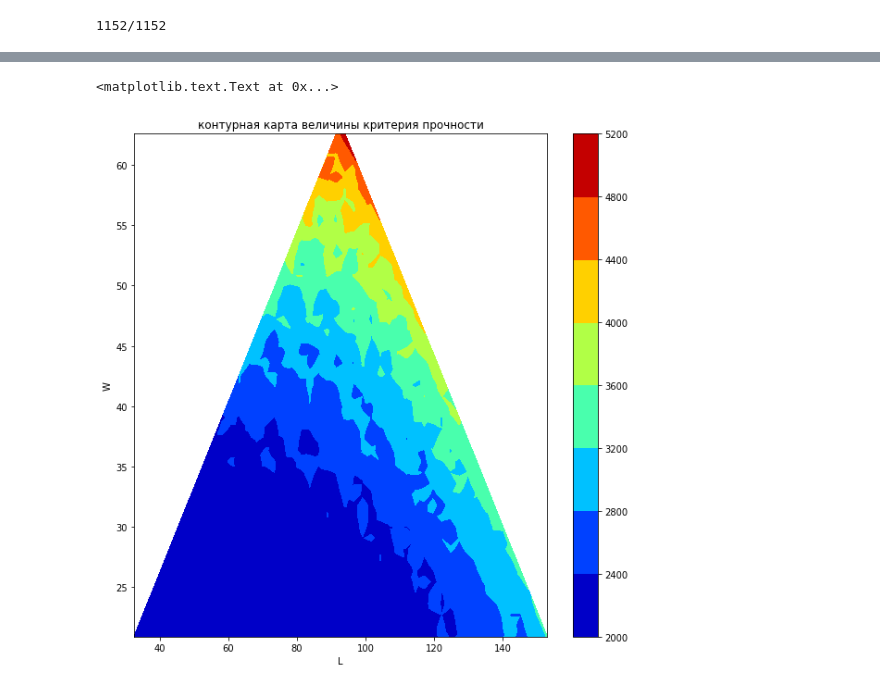
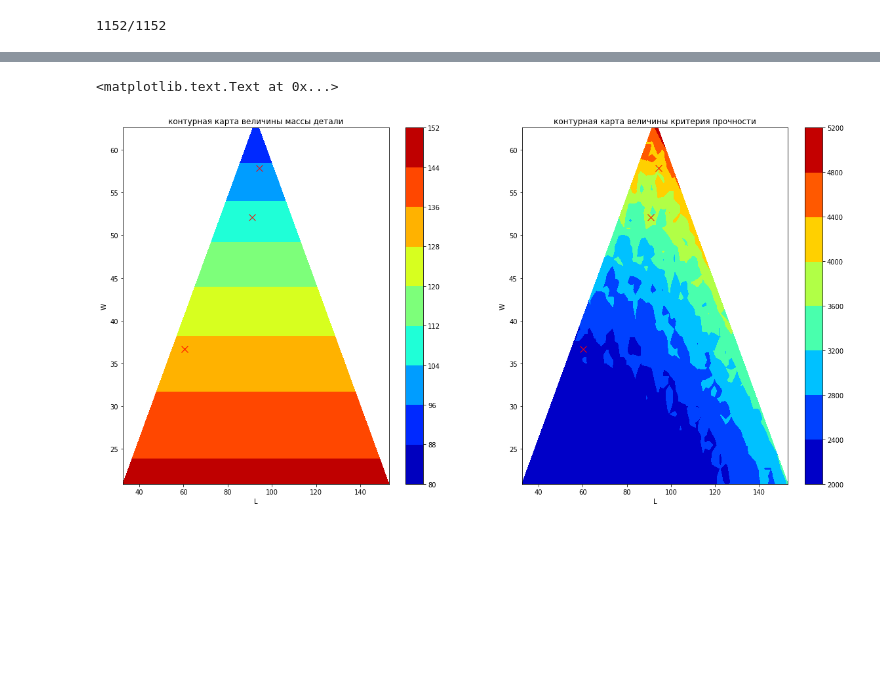
Before and after one commit to alxkorn/ISM, a Jupyter notebook: HW2.ipynb, the cells around one changed output, grey strips where cells are left out. Saved outputs shown, nothing was run; the diff lists cells and outputs as text; code cells hidden in the pictures; blank space fills up the shorter version.

```diff
--- a/HW2.ipynb
+++ b/HW2.ipynb
@@ -382,0 +377,20 @@ plt.title('контурная карта величины массы детал
+# %%
+perfect_points = np.array([[90.,3500.],
+                           [100.,2500.],
+                           [130.,2000.]])
+# %%
+starting_points = np.array([[93., 61.],
+                           [88., 55.],
+                           [60., 40.]])
+# %%
+rez = []
+for point, st_point in zip(perfect_points,starting_points):
+    lst = []
+    ret = scipy.optimize.minimize(lambda x, mp, sp,mpar,spar, lst: opt_func(x[0], x[1],mp, sp,mpar,spar, lst),
+                                  st_point,
+                                  args=(point[0],point[1],mpar,spar, lst),
+                                  method='Nelder-Mead',
+                                  options={'fatol':1e-10,'disp':True, 'maxiter':1000})
+    rez.append(ret['x'])
+with open('rez.bin','wb') as mf:
+    pickle.dump(rez,mf)
@@ -383,11 +435,24 @@ plt.title('контурная карта величины массы детал
+# %%
+rez = np.array(rez)
 # %%
-plt.figure(figsize=(10,10))
+plt.figure(figsize=(20,10))
+plt.subplot(1,2,1)
+plt.tricontourf(test_points[:, 0], test_points[:, 1], trng1.simplices,
+                  mass, cmap='jet')
+plt.plot(rez[:,0],rez[:,1],'xr',markersize=10)
+plt.colorbar()
+plt.xlabel('L')
+plt.ylabel('W')
+plt.title('контурная карта величины массы детали')
+
+plt.subplot(1,2,2)
 plt.tricontourf(test_points[:, 0], test_points[:, 1], trng1.simplices,
                   sig, cmap='jet')
+plt.plot(rez[:,0],rez[:,1],'xr',markersize=10)
 plt.colorbar()
 plt.xlabel('L')
 plt.ylabel('W')
 plt.title('контурная карта величины критерия прочности')
 # %% [output]
 <matplotlib.text.Text at 0x...>
-[figure, old version]
+[figure, new version]
```
Also changed, not shown: parts of 26 cells of this notebook.
